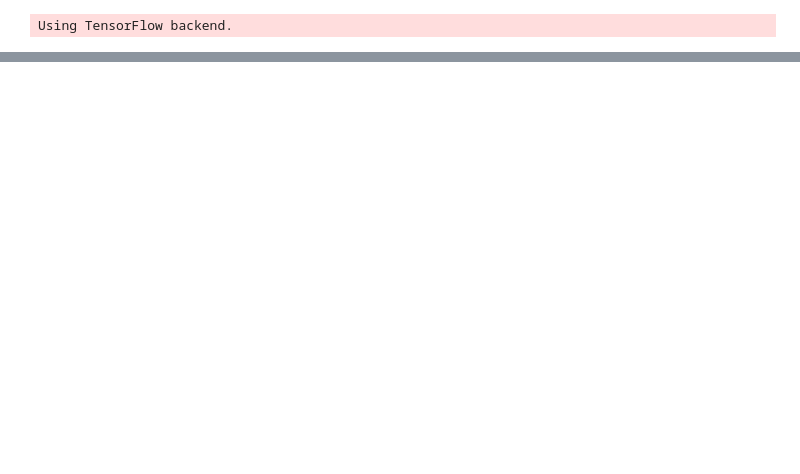
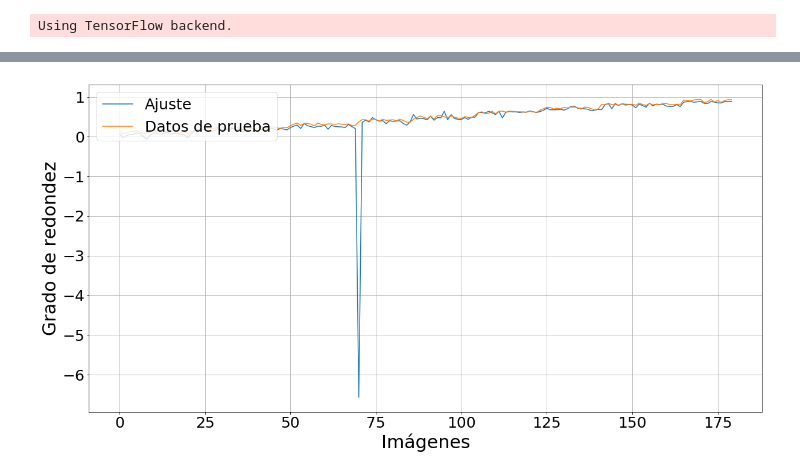
Before and after one commit to Gamalielmch/Morphology, a Jupyter notebook: Jupyter Neural Network/roundness.ipynb, the cells around one changed output, grey strips where cells are left out. Saved outputs shown, nothing was run; the diff lists cells and outputs as text; code cells hidden in the pictures; blank space fills up the shorter version.

```diff
--- a/Jupyter Neural Network/roundness.ipynb
+++ b/Jupyter Neural Network/roundness.ipynb
@@ -78,0 +217,29 @@ plt.show
+# %%
+train_x2 = train_x[::5, :]
+train_y2 = train_y.iloc[::5,:]
+train_y2 = train_y2.reset_index().sort_values('index')
+train_x2 = train_x2[train_y2.index]
+train_y2 = train_y2.reset_index()
+#train_y2 = train_y2.reset_index()
+ynew = model.predict(train_x2)
+diff = abs(ynew - train_y2)
+dummy_y2 = train_y2
+dummy_y2['predicted'] = ynew
+mse2 = mean_squared_error(dummy_y2['roundness'], dummy_y2['predicted'])
+me2 = statistics.stdev(dummy_y2['predicted'])/math.sqrt(dummy_y2['predicted'].shape[0])
+
+figTest=plt.figure(1,figsize=(20,10))
+plt.plot(dummy_y2['predicted'].sort_index(), label="Ajuste")
+plt.plot(dummy_y2['roundness'].sort_index(), label="Datos de prueba")
+plt.rc('legend', fontsize=25)
+plt.ylabel('Grado de redondez', fontsize=30)
+plt.xlabel('Imágenes', fontsize=30)
+plt.legend(loc="upper left")
+#plt.title("Resultado del entrenamiento de la red neuronal profunda",fontsize=35)
+plt.xticks(size = 25)
+plt.yticks(size = 25)
+plt.grid(True)
+figTest.show()
+figTest.savefig('redondezTesting.png')
+# %% [output]
+[figure, added]
```
Also changed, not shown: parts of 25 cells of this notebook, 13 other files.
